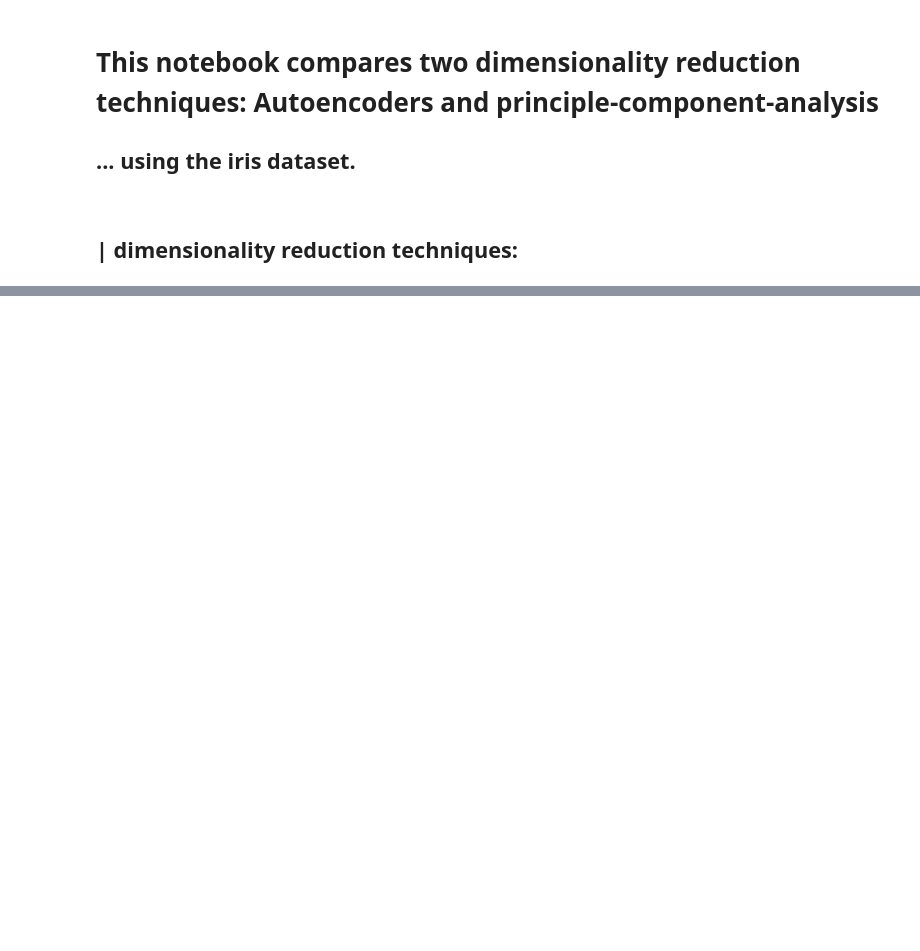
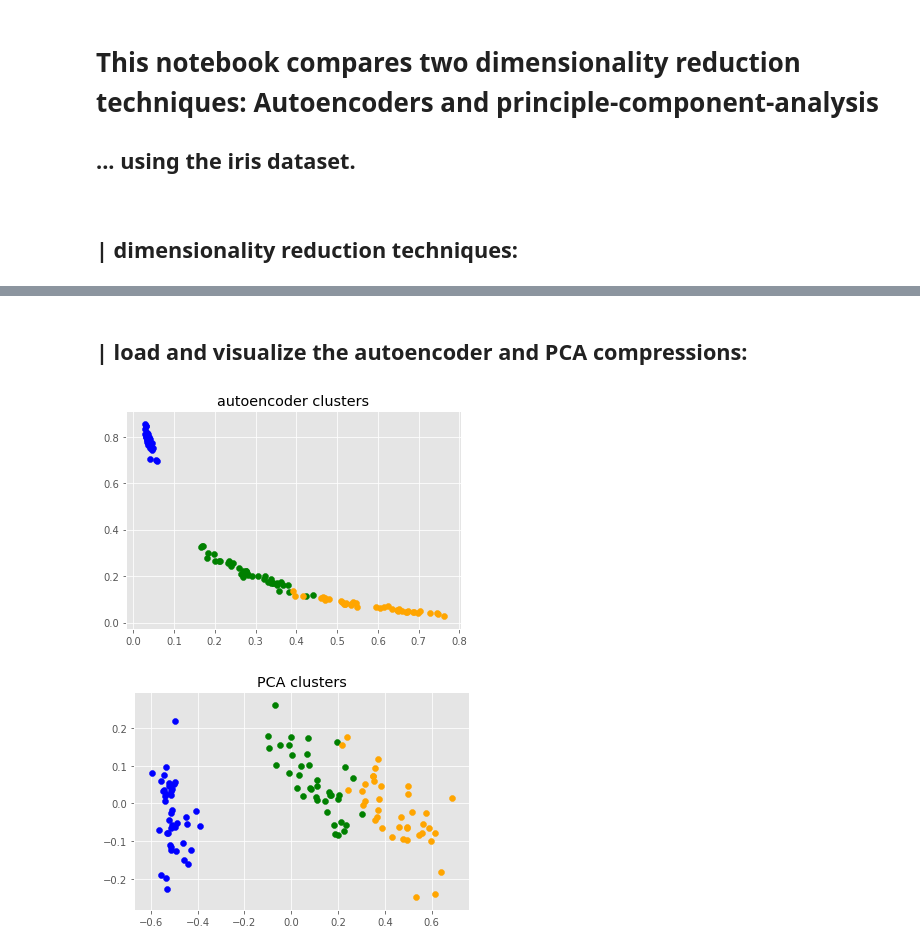
Before and after one commit to hollowcodes/pca-vs-autoencoder, a Jupyter notebook: comparison.ipynb, the cells around one changed output, grey strips where cells are left out. Drawn from its saved outputs; the diff is of its cells as text; code cells hidden in the pictures; blank space fills up the shorter version.

```diff
--- a/comparison.ipynb
+++ b/comparison.ipynb
@@ -17,0 +14,54 @@
+# %% [markdown]
+## | load and visualize the autoencoder and PCA compressions:
+# %%
+import matplotlib.pyplot as plt
+import numpy as np
+import json
+
+# load 2d bottlenecks from train-set
+with open("autoencoder/iris_train_reduced.json", "r") as f:
+    ac_dataset = json.load(f)
+
+# load 2d projections from train-set
+with open("principal-component-analysis/iris_train_reduced.json", "r") as f:
+    pca_dataset = json.load(f)
+
+
+def get_clusters(dataset: list) -> list:
+    """ split the dataset into three clusters, one for each class
+
+    :param list dataset: dataset with shuffled classes
+    :return list: returns six lists (3 pairs for each class which each have a list with all the first elements
+     and one with all the second elements of the cluster, to make it matplotlib compatible)
+    """
+
+    cluster1x, cluster1y = [sample[0][0] for sample in dataset if sample[1] == [1, 0, 0]], [sample[0][1] for sample in dataset if sample[1] == [1, 0, 0]]
+    cluster2x, cluster2y = [sample[0][0] for sample in dataset if sample[1] == [0, 1, 0]], [sample[0][1] for sample in dataset if sample[1] == [0, 1, 0]]
+    cluster3x, cluster3y = [sample[0][0] for sample in dataset if sample[1] == [0, 0, 1]], [sample[0][1] for sample in dataset if sample[1] == [0, 0, 1]]
+    return cluster1x, cluster1y, cluster2x, cluster2y, cluster3x, cluster3y
+
+
+# clusters of the compressed train-set by the autoencoder and principal-component-analysis
+ac_cluster1x, ac_cluster1y, ac_cluster2x, ac_cluster2y, ac_cluster3x, ac_cluster3y = get_clusters(ac_dataset)
+pca_cluster1x, pca_cluster1y, pca_cluster2x, pca_cluster2y, pca_cluster3x, pca_cluster3y = get_clusters(pca_dataset)
+
+# plot autencoder clusters
+plt.scatter(ac_cluster1x, ac_cluster1y, c="blue")
+plt.scatter(ac_cluster2x, ac_cluster2y, c="green")
+plt.scatter(ac_cluster3x, ac_cluster3y, c="orange")
+
+plt.title("autoencoder clusters")
+plt.style.use("ggplot")
+plt.show()
+
+# plot PCA clusters
+plt.scatter(pca_cluster1x, pca_cluster1y, c="blue")
+plt.scatter(pca_cluster2x, pca_cluster2y, c="green")
+plt.scatter(pca_cluster3x, pca_cluster3y, c="orange")
+
+plt.title("PCA clusters")
+plt.style.use("ggplot")
+plt.show()
+# %% [output]
+[figure, added]
+[figure, added]
```
Also changed, not shown: parts of 8 cells of this notebook, 6 other files.
